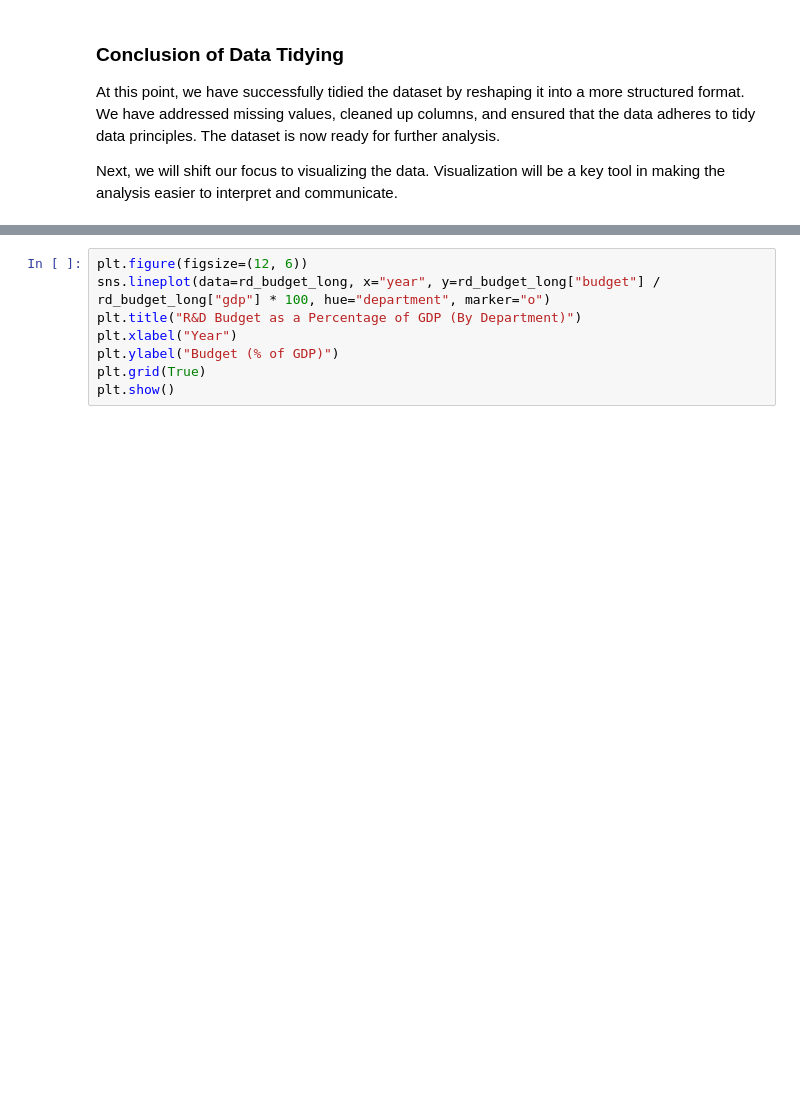
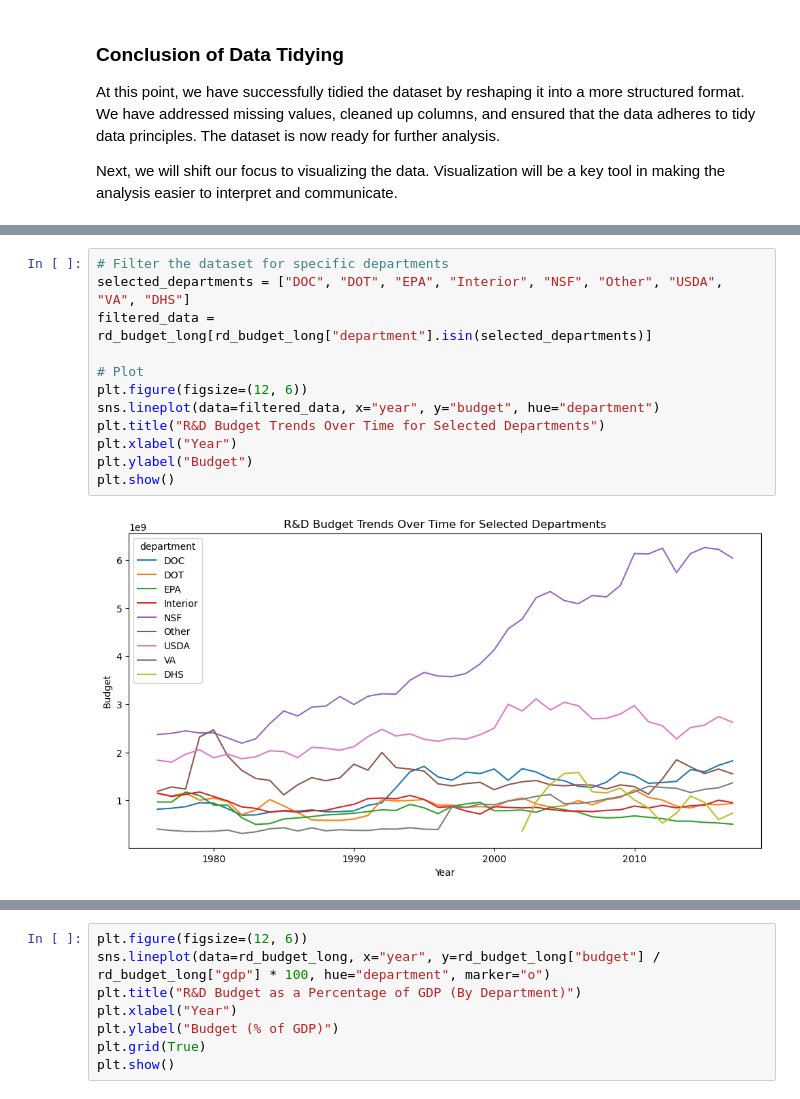
Before and after one commit to adiyabiyekenova/BIYEKENOVA-Python-Portfolio, a Jupyter notebook: TidyData-Project/tidy_data_project.ipynb, the cells around one changed output, grey strips where cells are left out. Drawn from its saved outputs; the diff is of its cells as text; blank space fills up the shorter version.

```diff
--- a/TidyData-Project/tidy_data_project.ipynb
+++ b/TidyData-Project/tidy_data_project.ipynb
@@ -207,0 +267,14 @@ plt.show()
+# %%
+# Filter the dataset for specific departments
+selected_departments = ["DOC", "DOT", "EPA", "Interior", "NSF", "Other", "USDA", "VA", "DHS"]
+filtered_data = rd_budget_long[rd_budget_long["department"].isin(selected_departments)]
+
+# Plot
+plt.figure(figsize=(12, 6))
+sns.lineplot(data=filtered_data, x="year", y="budget", hue="department")
+plt.title("R&D Budget Trends Over Time for Selected Departments")
+plt.xlabel("Year")
+plt.ylabel("Budget")
+plt.show()
+# %% [output]
+[figure, added]
```
Also changed, not shown: parts of 48 cells of this notebook.
